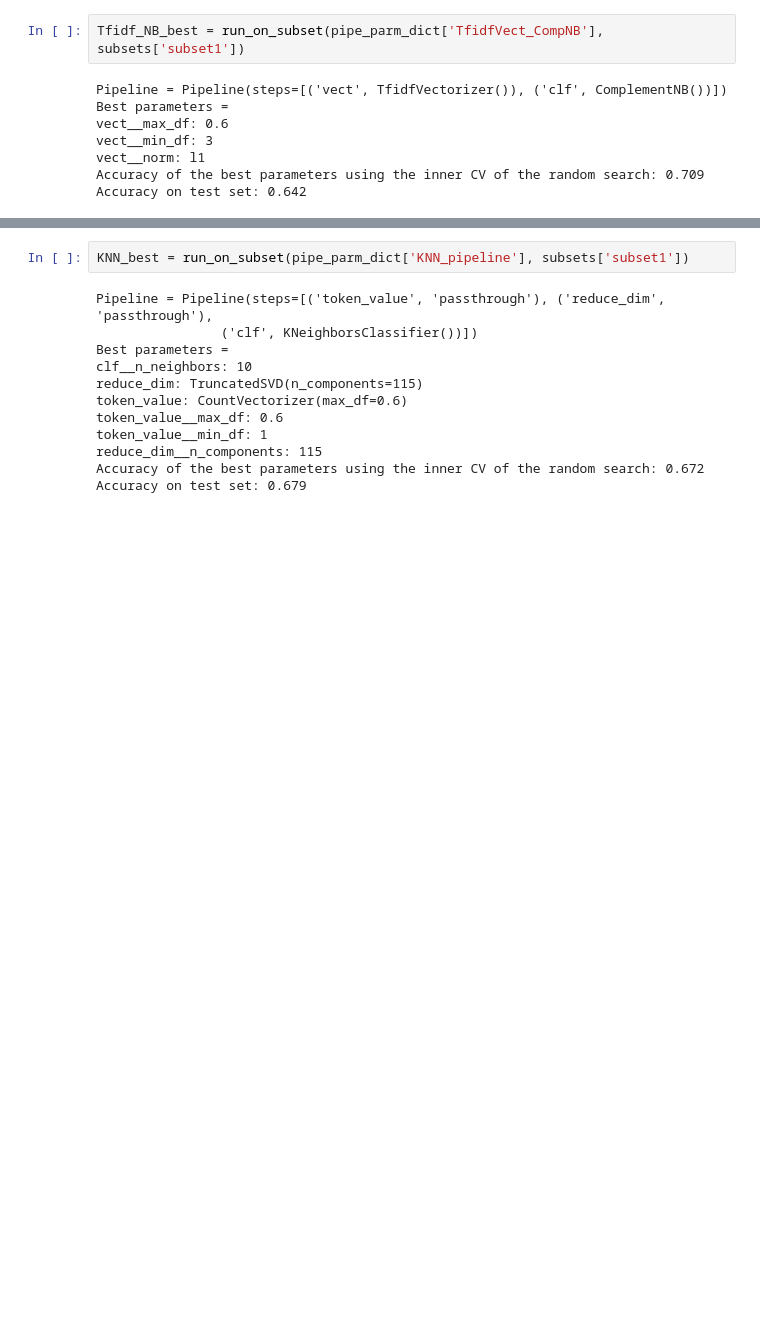
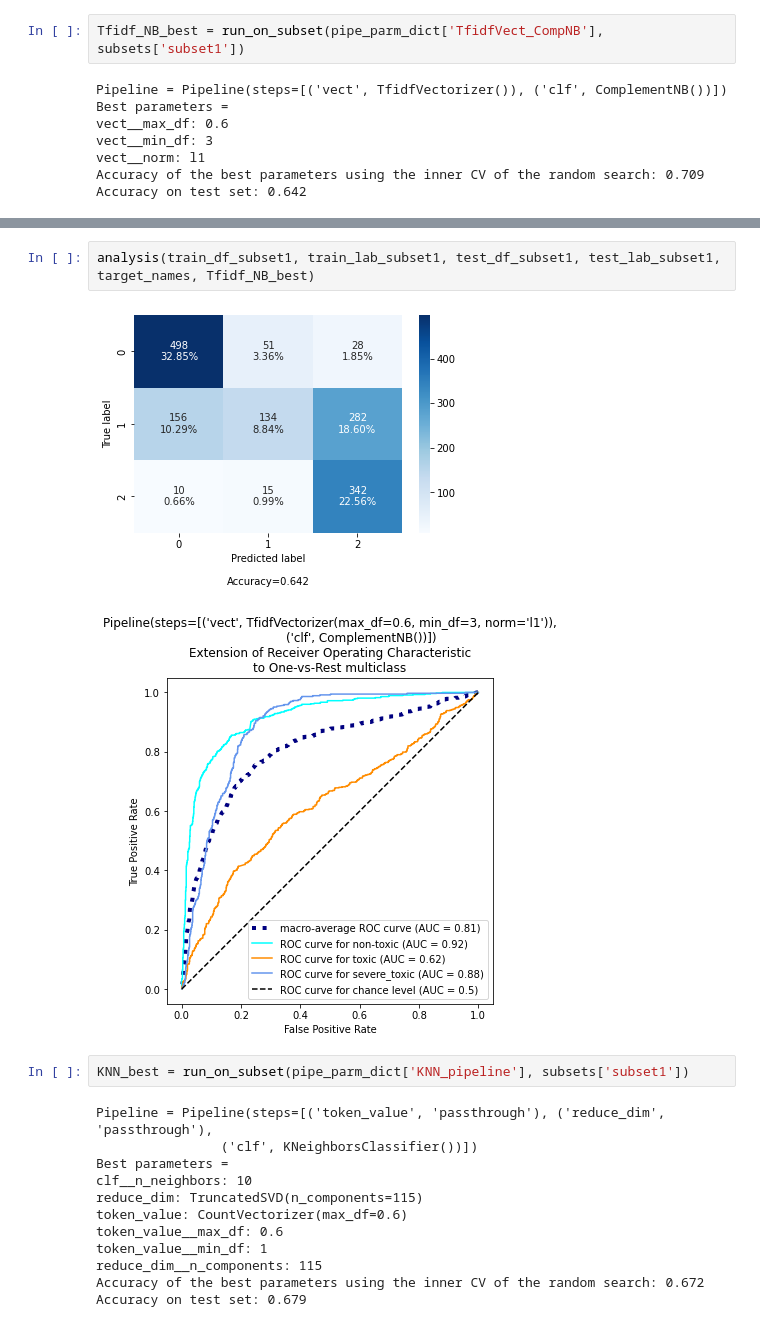
Before and after one commit to jjbocek/ToxicApp, a Jupyter notebook: ToxicApp_Sandbox.ipynb, the cells around one changed output, grey strips where cells are left out. Drawn from its saved outputs; the diff is of its cells as text; blank space fills up the shorter version.

```diff
--- a/ToxicApp_Sandbox.ipynb
+++ b/ToxicApp_Sandbox.ipynb
@@ -465,3 +595,8 @@ Accuracy on test set: 0.642
+# %%
+analysis(train_df_subset1, train_lab_subset1, test_df_subset1, test_lab_subset1, target_names, Tfidf_NB_best)
+# %% [output]
+[figure, added]
+[figure, added]
 # %%
 KNN_best = run_on_subset(pipe_parm_dict['KNN_pipeline'], subsets['subset1'])
 # %% [output]
```
Also changed, not shown: parts of 19 cells of this notebook.
